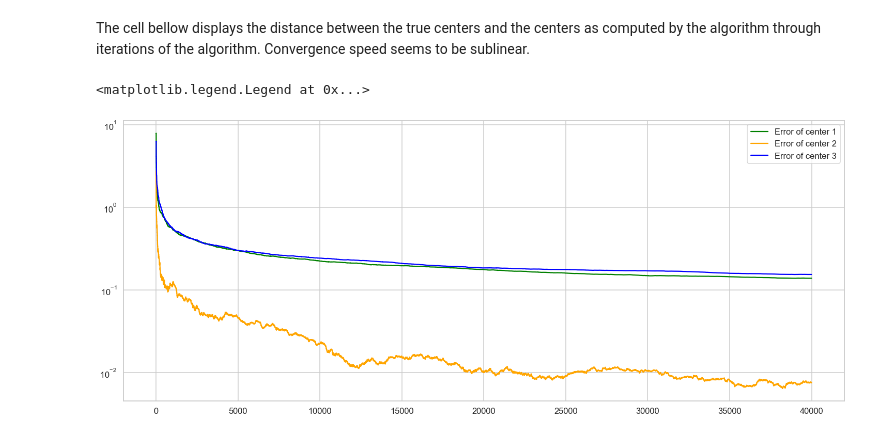
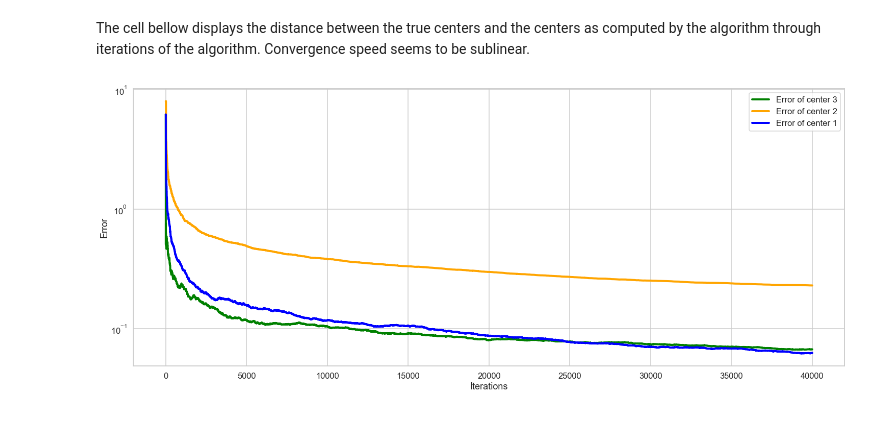
Before and after one commit to LinusBleistein/compstat_20-21, a Jupyter notebook: stocapprox.ipynb, the cells around one changed output. Cells and saved outputs as stored; diff of their text form; code cells hidden in the pictures.

```diff
--- a/stocapprox.ipynb
+++ b/stocapprox.ipynb
@@ -288,7 +297,7 @@ $$ H_\theta(x) := -2\left((\theta_i-x)\mathbb{1}_{C_i(\theta)}(x)\right)_{1 \leq
 $\mu$ is a hyperparameter.
 # %%
 x0 = np.array([4,0])
-theta0 = np.array([[1,0],[1,1],[-1,-1]])
+theta0 = np.array([[-1,-1],[1,1],[-2,3]])
 gamma0 = 1
 n_sets = 10000
 precision = 3e-1
@@ -325,6 +334,11 @@ Display some samples of the probability distribution $\pi$.
 # %%
 data,label = make_blobs(100,2, centers= centers)
 
+sns.set_style('white')
+sns.set_context('talk')
+
+f,ax=plt.subplots(figsize=(10,10))
+
 plt.scatter(data[:,0],data[:,1])
 plt.show()
 # %% [output]
@@ -332,6 +346,7 @@ plt.show()
 # %%
 xes = []
 thetas = []
+thetas.append(theta0)
 end = 0
 mu = 1
 
@@ -378,7 +393,7 @@ for i in np.arange(1,n_sets):
 
         break
 # %%
-sns.set_context('paper')
+sns.set_context('talk')
 sns.set_style('white')
 
 data,label = make_blobs(200,2,centers= centers)
@@ -387,13 +402,14 @@ thetas = np.array(thetas)
 
 f,ax = plt.subplots(figsize=(13,13))
 
-ax.plot(thetas[:,0,0],thetas[:,0,1],linestyle='--',linewidth=2,c='green',label='Path of 1st center')
-ax.plot(thetas[:,1,0],thetas[:,1,1],linestyle='--', linewidth=2,c='orange',label='Path of 2nd center')
-ax.plot(thetas[:,2,0],thetas[:,2,1],linestyle="--",linewidth=2,c='blue', label='Path of 3rd center')
+ax.plot(thetas[:,0,0],thetas[:,0,1],linestyle='--',linewidth=4,c='green',label='Path of 1st center')
+ax.plot(thetas[:,1,0],thetas[:,1,1],linestyle='--', linewidth=4,c='orange',label='Path of 2nd center')
+ax.plot(thetas[:,2,0],thetas[:,2,1],linestyle="--",linewidth=4,c='blue', label='Path of 3rd center')
 ax.plot(data[:,0],data[:,1],alpha=0.3, c='purple', label='Datapoints', linestyle='',marker='o',markersize=8,markeredgewidth=0.0)
 ax.plot(centers[0,0],centers[0,1],marker='o',markersize=12,c='red',linestyle='', label='True Voronoï centers')
 ax.plot(centers[1,0],centers[1,1],marker='o',markersize=12,c='red')
 ax.plot(centers[2,0],centers[2,1],marker='o',markersize=12,c='red')
-ax.legend(fontsize='xx-large')
+ax.legend()
+plt.savefig('voronoi centers.pdf')
 plt.show()
 # %% [output]
@@ -403,17 +419,20 @@ The cell bellow displays the distance between the true centers and the centers a
 # %%
 sns.set_style('whitegrid')
 sns.set_context('talk')
 
 f,ax = plt.subplots(figsize=(25,10))
 
-error1 = np.linalg.norm(thetas[:,0,:]-centers[2],axis=1)
-error2 = np.linalg.norm(thetas[:,1,:]-centers[0],axis=1)
-error3 = np.linalg.norm(thetas[:,2,:]-centers[1],axis=1)
+error1 = np.linalg.norm(thetas[:,0,:]-centers[1],axis=1)
+error2 = np.linalg.norm(thetas[:,1,:]-centers[2],axis=1)
+error3 = np.linalg.norm(thetas[:,2,:]-centers[0],axis=1)
 ax.set_yscale('log')
-ax.plot(error1,c='green', label="Error of center 1")
-ax.plot(error2,c='orange', label="Error of center 2")
-ax.plot(error3,c='blue', label = "Error of center 3")
+ax.plot(error1,c='green',linewidth=4, label="Error of center 3")
+ax.plot(error2,c='orange',linewidth=4, label="Error of center 2")
+ax.plot(error3,c='blue',linewidth=4, label = "Error of center 1")
 ax.legend()
+ax.set_ylabel('Error')
+ax.set_xlabel('Iterations')
+plt.savefig('Voronoi errors.pdf')
+plt.show()
 # %% [output]
-<matplotlib.legend.Legend at 0x...>
-[figure, old version]
+[figure, new version]
```
Also changed, not shown: parts of 7 cells of this notebook, 9 other files.
